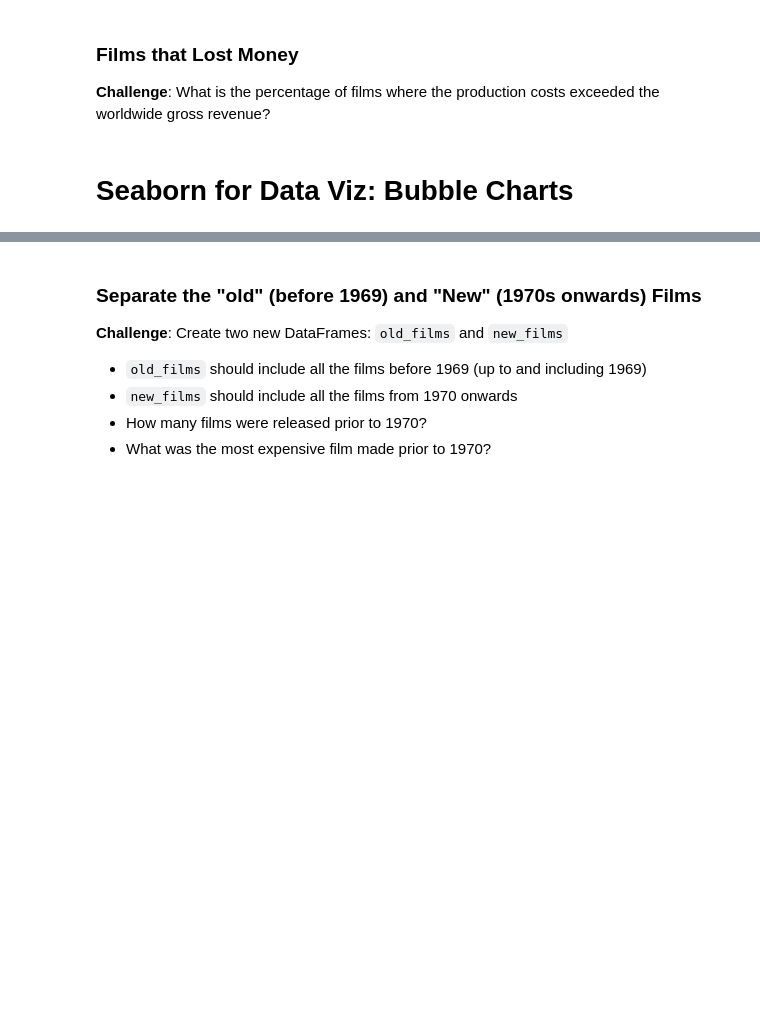
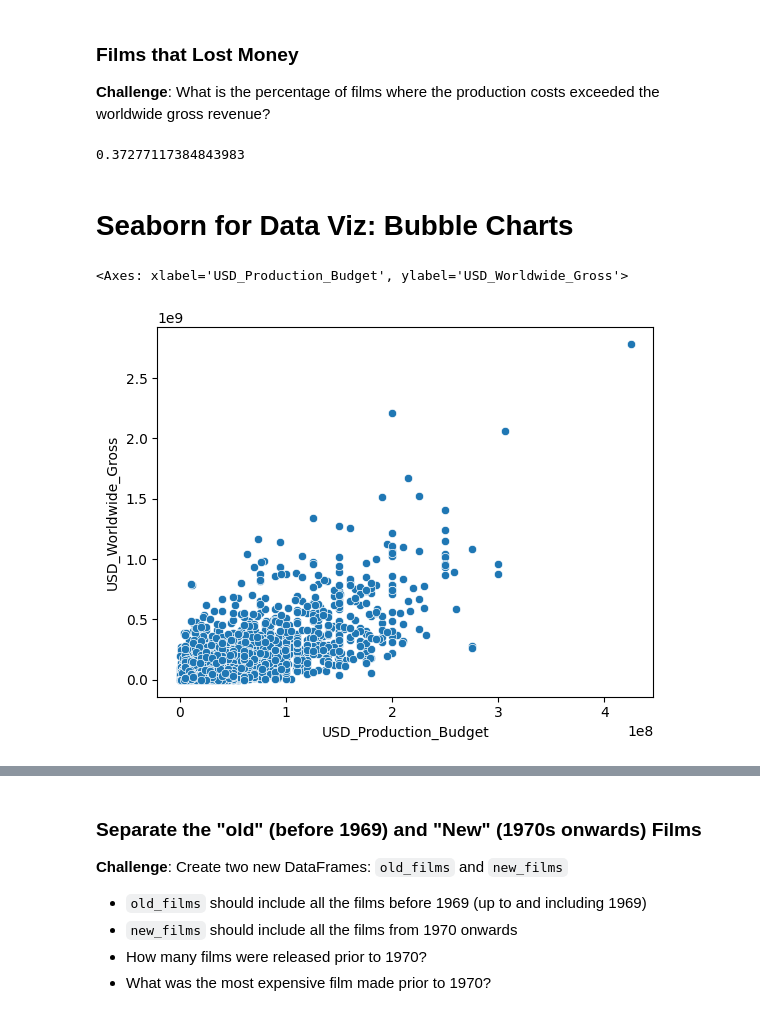
Before and after one commit to yanliu1111/python-tutorial, a Jupyter notebook: 100days/Data(day72-day82)/day78_Seaborn_and_Linear_Regression.ipynb, the cells around one changed output, grey strips where cells are left out. Drawn from its saved outputs; the diff is of its cells as text; code cells hidden in the pictures; blank space fills up the shorter version.

```diff
--- a/100days/Data(day72-day82)/day78_Seaborn_and_Linear_Regression.ipynb
+++ b/100days/Data(day72-day82)/day78_Seaborn_and_Linear_Regression.ipynb
@@ -183,3 +215,7 @@ Hint: This time you'll have to use the `and` keyword.
 # %%
 # Date of Data Collection
 scrape_date = pd.Timestamp('2018-5-1')
+# %%
+future_releases = data[data.Release_Date >= scrape_date]
+print(f'Future releases: {len(future_releases)}')
+future_releases.head()
@@ -186,7 +230,14 @@ scrape_date = pd.Timestamp('2018-5-1')
+# %%
+data_clean = data.drop(future_releases.index)
 # %% [markdown]
 ### Films that Lost Money
 
 **Challenge**:
 What is the percentage of films where the production costs exceeded the worldwide gross revenue?
+# %%
+money_losing = data_clean.loc[data_clean.USD_Production_Budget > data_clean.USD_Worldwide_Gross]
+len(money_losing)/len(data_clean)
+# %% [output]
+0.37277117384843983
 # %% [markdown]
 # Seaborn for Data Viz: Bubble Charts
@@ -193,3 +248,10 @@ What is the percentage of films where the production costs exceeded the worldwid
+# %%
+sns.scatterplot(data=data_clean,
+                x='USD_Production_Budget',
+                y='USD_Worldwide_Gross')
+# %% [output]
+<Axes: xlabel='USD_Production_Budget', ylabel='USD_Worldwide_Gross'>
+[figure, added]
 # %% [markdown]
 ### Plotting Movie Releases over Time
 
```
Also changed, not shown: parts of 4 cells of this notebook.
